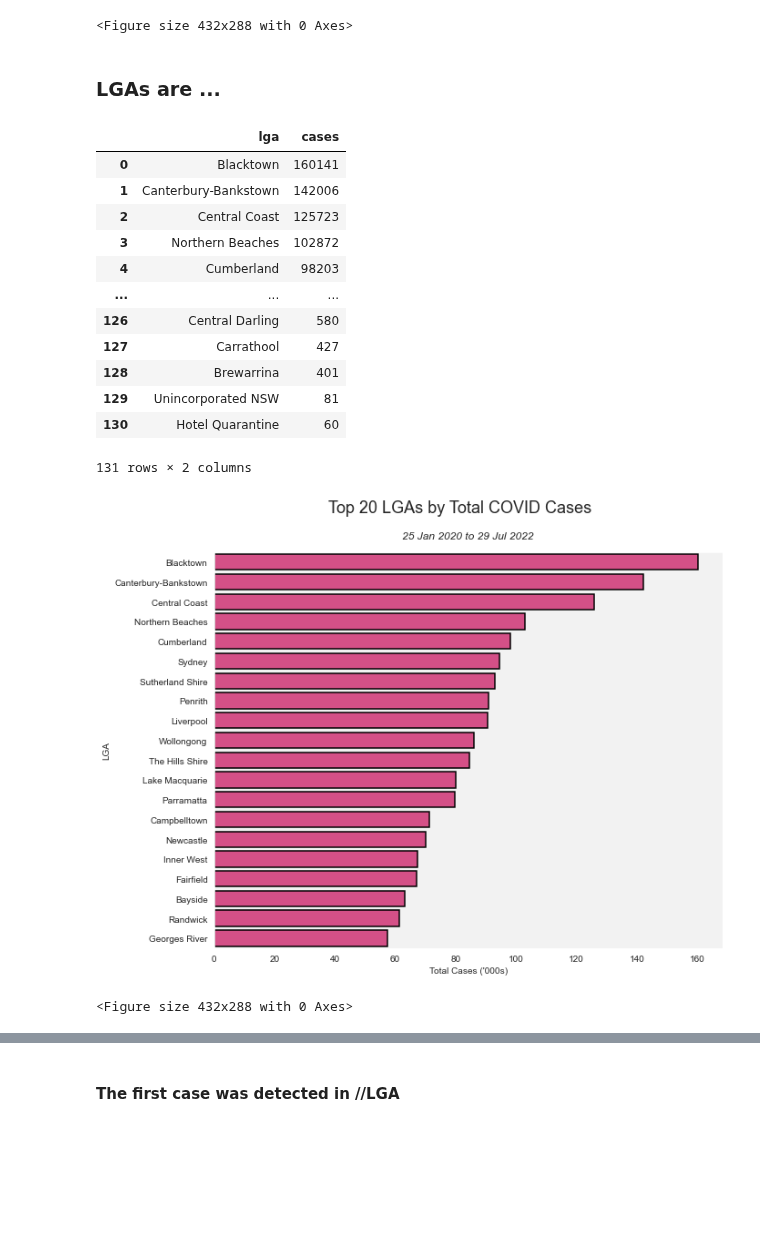
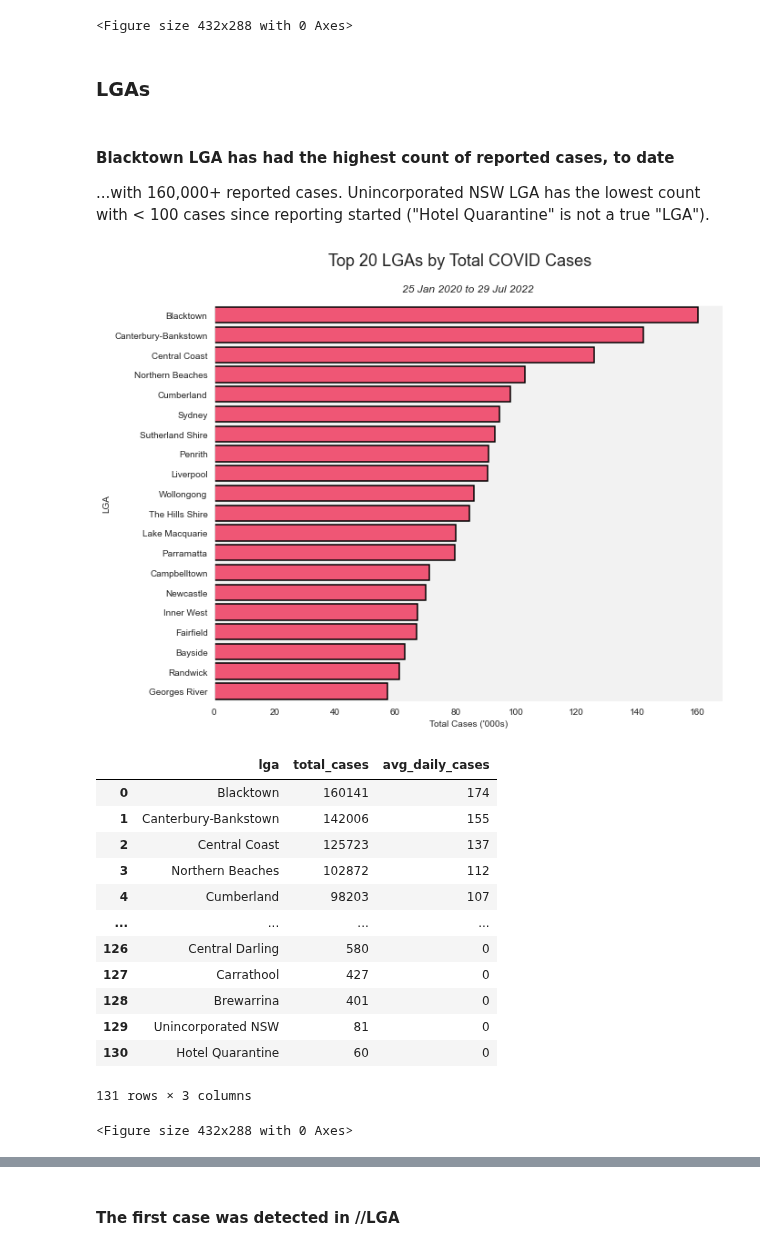
Before and after one commit to henrylin03/covid-nsw, a Jupyter notebook: covid-nsw.ipynb, the cells around one changed output, grey strips where cells are left out. Cells and saved outputs as stored; diff of their text form; code cells hidden in the pictures; blank space fills up the shorter version.

```diff
--- a/covid-nsw.ipynb
+++ b/covid-nsw.ipynb
@@ -512,53 +512,61 @@ display(zd_days_of_wk)
 | 6 | Sun | 12 | 0.13 |
 <Figure size 432x288 with 0 Axes>
 # %% [markdown]
-### LGAs are ...
+### LGAs
-# %%
-lga_cases_total =\
-    pd.read_sql_query(
-    """
-        SELECT lga,
-            SUM(confirmed_cases_count) AS 'cases'
-        FROM covid
-        GROUP BY 1
-        ORDER BY 2 DESC
-    """, engine)
-
-lga_cases_total
-# %% [output]
-|  | lga | cases |
-| 0 | Blacktown | 160141 |
-| 1 | Canterbury-Bankstown | 142006 |
-| 2 | Central Coast | 125723 |
-| 3 | Northern Beaches | 102872 |
-| 4 | Cumberland | 98203 |
-| ... | ... | ... |
-| 126 | Central Darling | 580 |
-| 127 | Carrathool | 427 |
-| 128 | Brewarrina | 401 |
-| 129 | Unincorporated NSW | 81 |
-| 130 | Hotel Quarantine | 60 |
-131 rows × 2 columns
+# %% [markdown]
+#### Blacktown LGA has had the highest count of reported cases, to date
+...with 160,000+ reported cases. Unincorporated NSW LGA has the lowest count with < 100 cases since reporting started ("Hotel Quarantine" is not a true "LGA").
 # %%
 import matplotlib.ticker as ticker
 
+lga_cases_total =\
+    pd.read_sql_query(
+    """
+        SELECT lga,
+            SUM(confirmed_cases_count) AS 'total_cases',
+            CAST(
+                1.0 * SUM(confirmed_cases_count) / (
+                    SELECT JULIANDAY(MAX(notification_date)) -
+                        JULIANDAY(MIN(notification_date))
+                    FROM covid
+                )
+            AS INT) AS 'avg_daily_cases'
+        FROM covid
+        GROUP BY 1
+        ORDER BY 2 DESC
+    """, engine)
+
 fig, ax = plt.subplots(figsize=(10, 8))
 
-sns.barplot(x="cases", y="lga", data=lga_cases_total.head(20),
+sns.barplot(x="total_cases", y="lga", data=lga_cases_total.head(20),
              orient="h",
-             saturation=8, color="#d45087",
+             saturation=8, color="#ef5675",
              edgecolor="black", linewidth=1.5,
             ax=ax)\
         .set(xlabel="Total Cases ('000s)",
              ylabel="LGA")
 ax.figure.suptitle("Top 20 LGAs by Total COVID Cases", fontsize=18)
 ax.set_title(f"{start_date} to {end_date}", y=1.02, style="italic")
 ax.xaxis.set_major_formatter(
     ticker.FuncFormatter(lambda x, pos: "{:,.0f}".format(x/1000)))
 
 
 plt.show()
 plt.clf()
+lga_cases_total
 # %% [output]
 [figure]
+|  | lga | total_cases | avg_daily_cases |
+| 0 | Blacktown | 160141 | 174 |
+| 1 | Canterbury-Bankstown | 142006 | 155 |
+| 2 | Central Coast | 125723 | 137 |
+| 3 | Northern Beaches | 102872 | 112 |
+| 4 | Cumberland | 98203 | 107 |
+| ... | ... | ... | ... |
+| 126 | Central Darling | 580 | 0 |
+| 127 | Carrathool | 427 | 0 |
+| 128 | Brewarrina | 401 | 0 |
+| 129 | Unincorporated NSW | 81 | 0 |
+| 130 | Hotel Quarantine | 60 | 0 |
-<Figure size 432x288 with 0 Axes>
+131 rows × 3 columns
+<Figure size 432x288 with 0 Axes>
```
Also changed, not shown: parts of 3 cells of this notebook.
